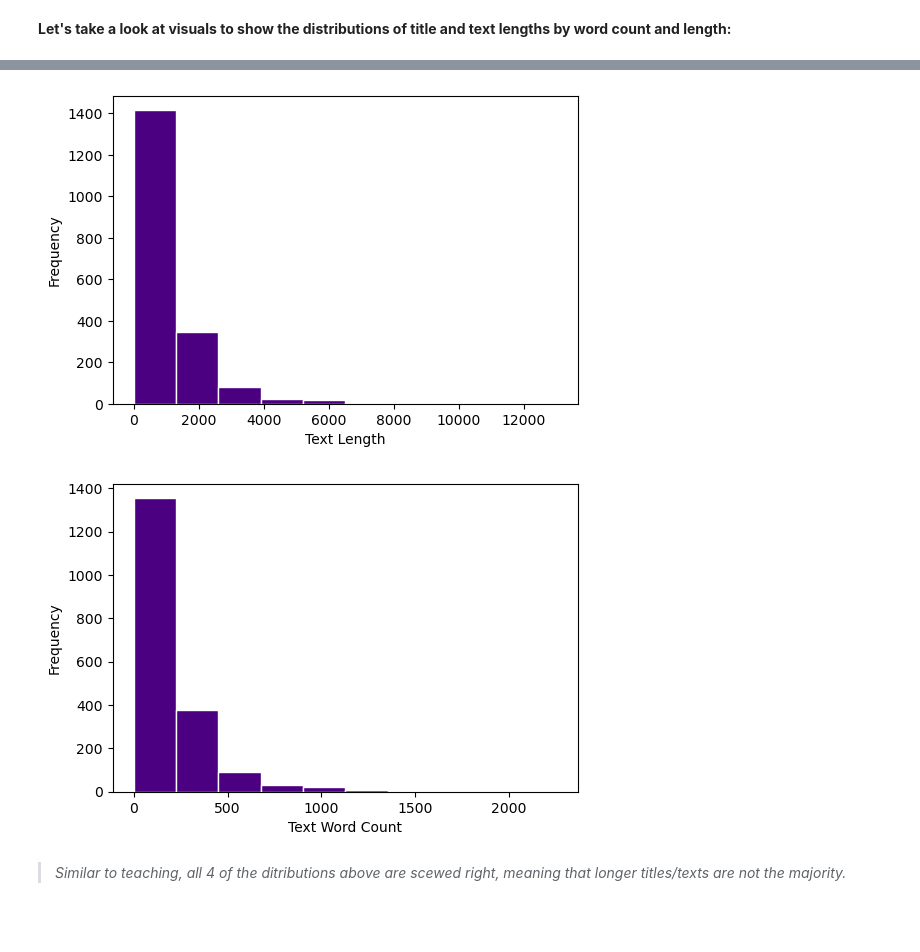
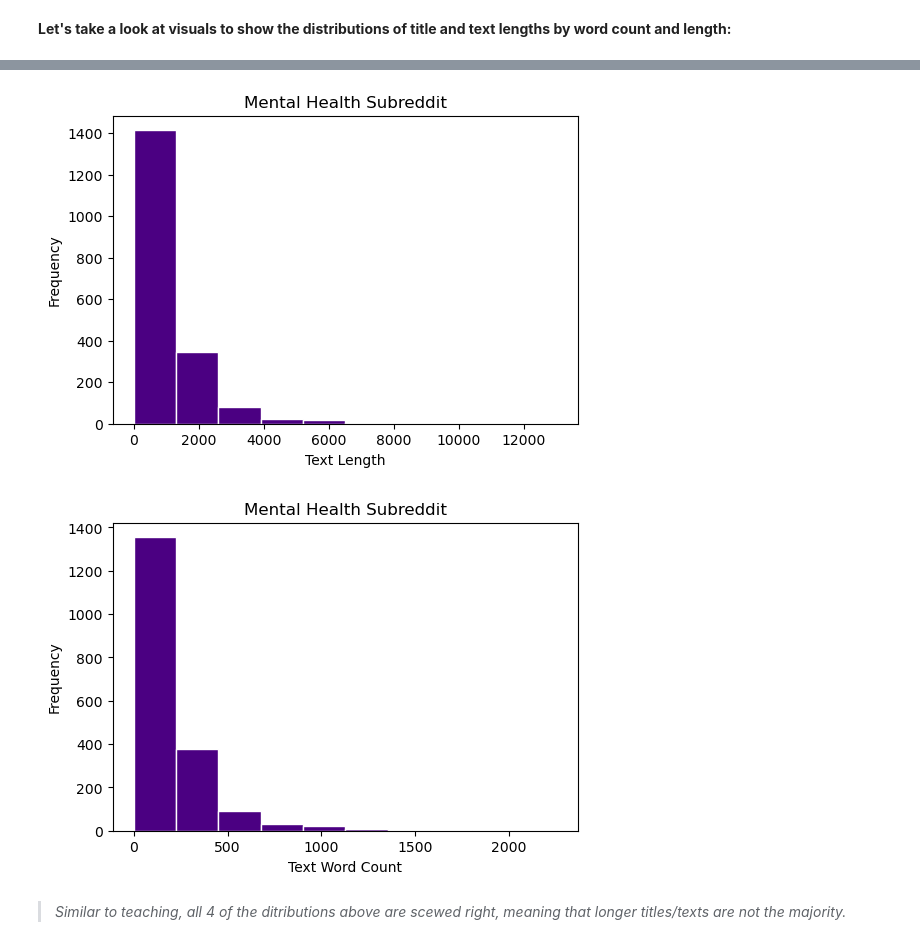
Before and after one commit to kier-johns/project-3, a Jupyter notebook: code/03 - EDA.ipynb, the cells around one changed output, grey strips where cells are left out. Drawn from its saved outputs; the diff is of its cells as text; code cells hidden in the pictures; blank space fills up the shorter version.

```diff
--- a/code/03 - EDA.ipynb
+++ b/code/03 - EDA.ipynb
@@ -245,17 +258,21 @@ plt.ylabel('Frequency');
 # %%
 plt.figure(figsize= (6,4))
 plt.hist(mental_health_title_and_text['text_length'], bins = 10, color = 'indigo', edgecolor = 'white')
 plt.xlabel('Text Length')
-plt.ylabel('Frequency');
+plt.ylabel('Frequency')
+plt.title('Mental Health Subreddit');
 # %% [output]
-[figure, old version]
+[figure, new version]
 # %%
 plt.figure(figsize= (6,4))
 plt.hist(mental_health_title_and_text['text_word_count'], bins = 10, color = 'indigo', edgecolor = 'white')
 plt.xlabel('Text Word Count')
-plt.ylabel('Frequency');
+plt.ylabel('Frequency')
+plt.title('Mental Health Subreddit');
+
+plt.savefig('Mentalhealt_Text_Word_Count.png')
 # %% [output]
-[figure, old version]
+[figure, new version]
 # %% [markdown]
 >_Similar to teaching, all 4 of the ditributions above are scewed right, meaning that longer titles/texts are not the majority._
 # %% [markdown]
```
Also changed, not shown: parts of 12 cells of this notebook, 20 other files.
